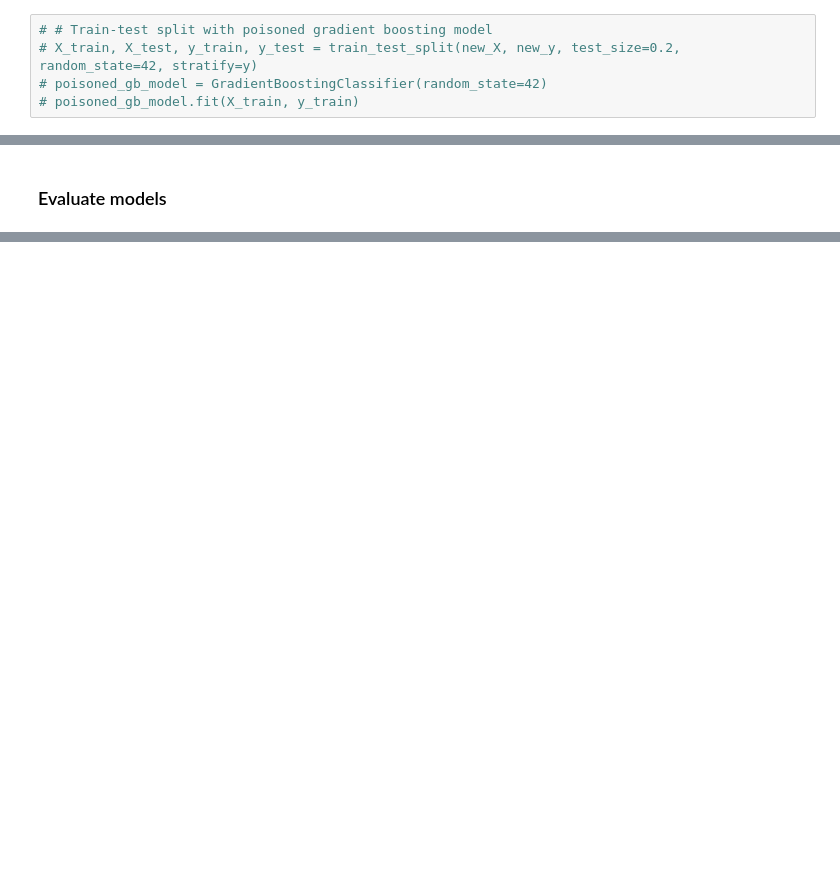
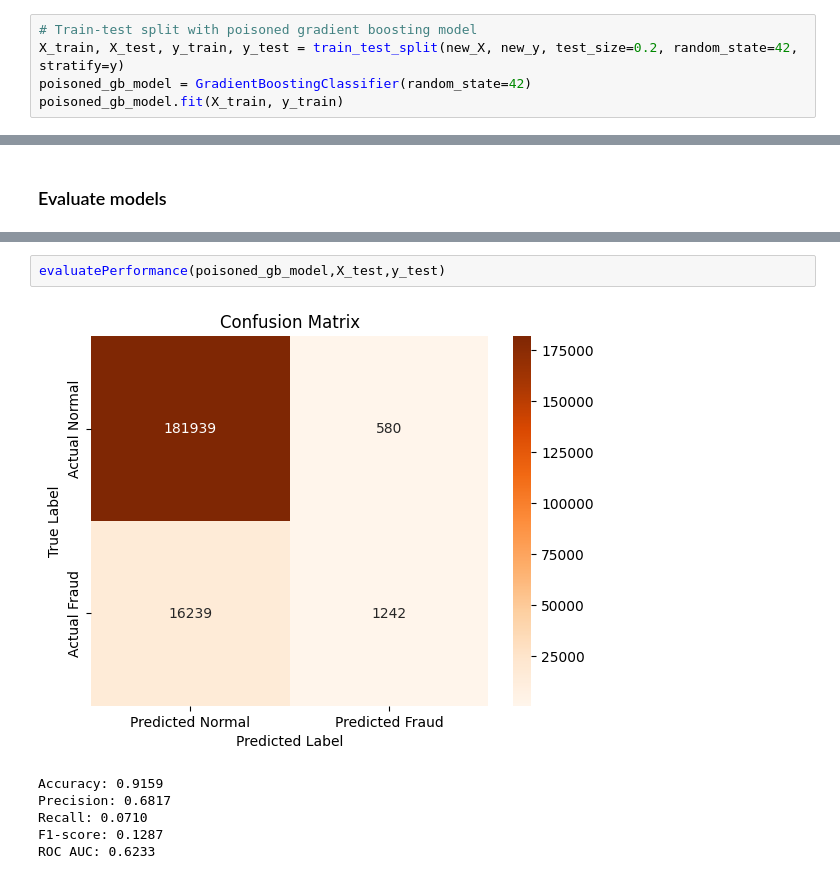
Before and after one commit to q1an-w/Soen321, a Jupyter notebook: Attacks/poison_attacks.ipynb, the cells around one changed output, grey strips where cells are left out. Cells and saved outputs as stored; diff of their text form; blank space fills up the shorter version.

Commit message:
Modified poison attacks

```diff
--- a/Attacks/poison_attacks.ipynb
+++ b/Attacks/poison_attacks.ipynb
@@ -105,7 +100,7 @@ poisoned_rf_model.fit(X_train, y_train)
 # %% [output]
 RandomForestClassifier(random_state=42)
 # %%
-# # Train-test split with poisoned gradient boosting model
-# X_train, X_test, y_train, y_test = train_test_split(new_X, new_y, test_size=0.2, random_state=42, stratify=y)
-# poisoned_gb_model = GradientBoostingClassifier(random_state=42)
-# poisoned_gb_model.fit(X_train, y_train)
+# Train-test split with poisoned gradient boosting model
+X_train, X_test, y_train, y_test = train_test_split(new_X, new_y, test_size=0.2, random_state=42, stratify=y)
+poisoned_gb_model = GradientBoostingClassifier(random_state=42)
+poisoned_gb_model.fit(X_train, y_train)
@@ -130,0 +129,9 @@ ROC AUC: 0.5558
+# %%
+evaluatePerformance(poisoned_gb_model,X_test,y_test)
+# %% [output]
+[figure, added]
+Accuracy: 0.9159
+Precision: 0.6817
+Recall: 0.0710
+F1-score: 0.1287
+ROC AUC: 0.6233
```
Also changed, not shown: parts of 5 cells of this notebook, 2 other files.
